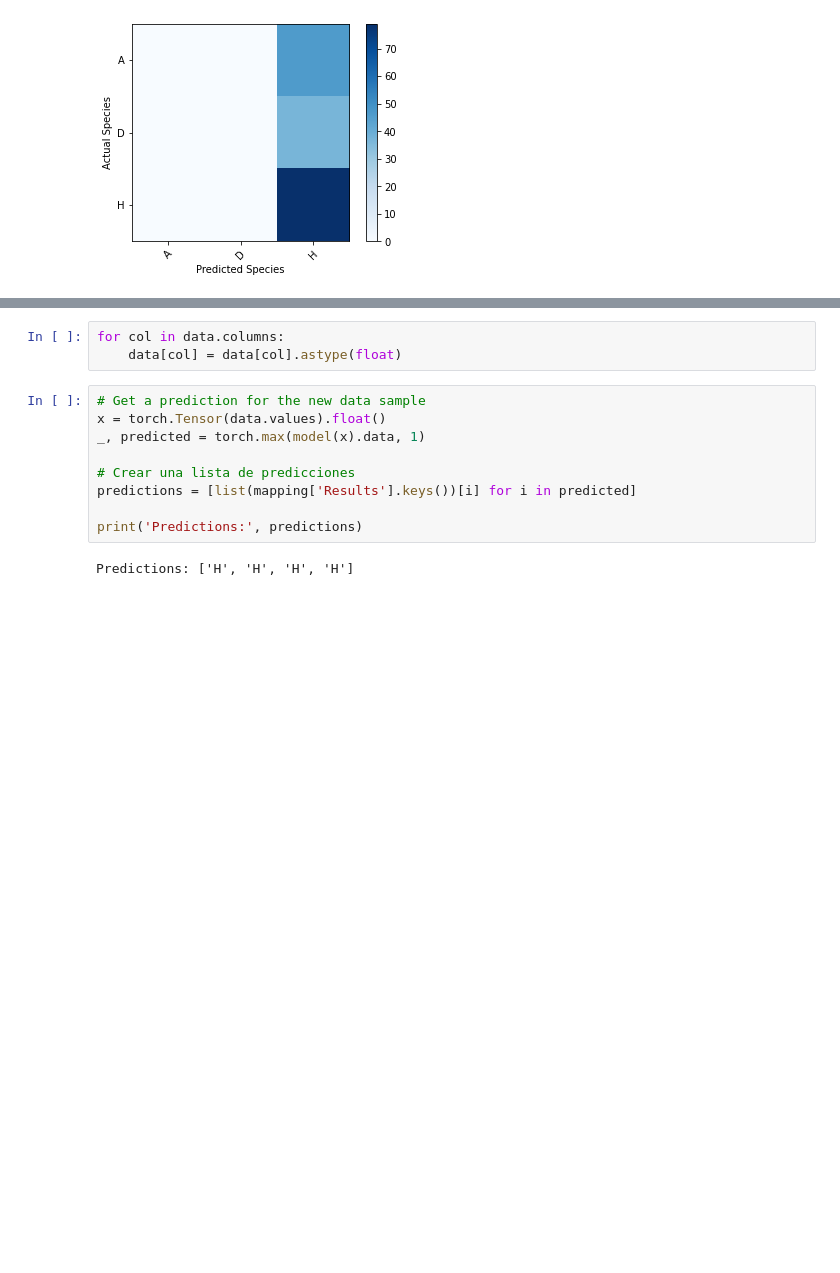
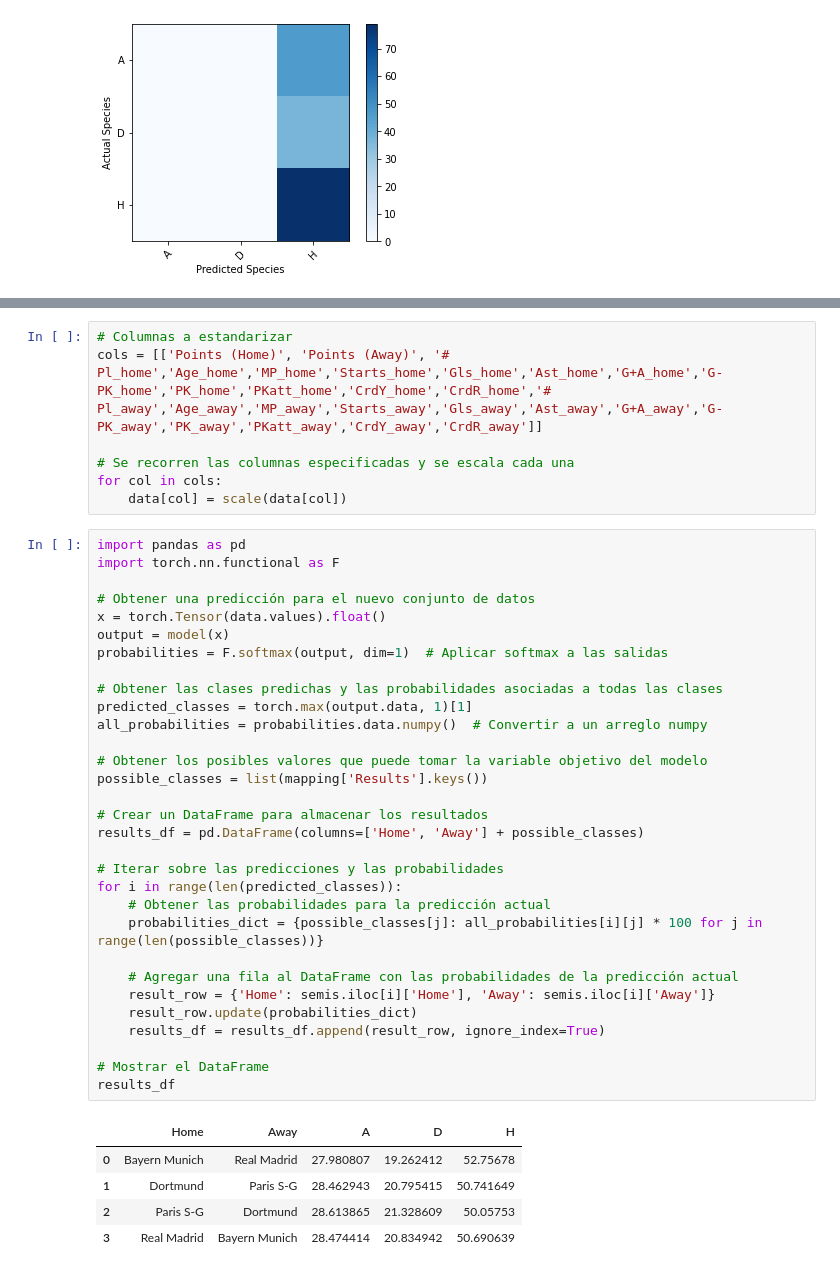
Before and after one commit to lauralardies/uefa_analisis, a Jupyter notebook: UEFA/modelos/aprendizaje profundo/dnn.ipynb, the cells around one changed output, grey strips where cells are left out. Saved outputs shown, nothing was run; the diff lists cells and outputs as text; blank space fills up the shorter version.

```diff
--- a/UEFA/modelos/aprendizaje profundo/dnn.ipynb
+++ b/UEFA/modelos/aprendizaje profundo/dnn.ipynb
@@ -356,15 +360,45 @@ data.head()
 4 rows × 37 columns
-# %%
-for col in data.columns:
-    data[col] = data[col].astype(float)
-# %%
-# Get a prediction for the new data sample
-x = torch.Tensor(data.values).float()
-_, predicted = torch.max(model(x).data, 1)
-
-# Crear una lista de predicciones
-predictions = [list(mapping['Results'].keys())[i] for i in predicted]
-
-print('Predictions:', predictions)
-# %% [output]
-Predictions: ['H', 'H', 'H', 'H']
+# %%
+# Columnas a estandarizar
+cols = [['Points (Home)', 'Points (Away)', '# Pl_home','Age_home','MP_home','Starts_home','Gls_home','Ast_home','G+A_home','G-PK_home','PK_home','PKatt_home','CrdY_home','CrdR_home','# Pl_away','Age_away','MP_away','Starts_away','Gls_away','Ast_away','G+A_away','G-PK_away','PK_away','PKatt_away','CrdY_away','CrdR_away']]
+
+# Se recorren las columnas especificadas y se escala cada una
+for col in cols:
+    data[col] = scale(data[col])
+# %%
+import pandas as pd
+import torch.nn.functional as F
+
+# Obtener una predicción para el nuevo conjunto de datos
+x = torch.Tensor(data.values).float()
+output = model(x)
+probabilities = F.softmax(output, dim=1)  # Aplicar softmax a las salidas
+
+# Obtener las clases predichas y las probabilidades asociadas a todas las clases
+predicted_classes = torch.max(output.data, 1)[1]
+all_probabilities = probabilities.data.numpy()  # Convertir a un arreglo numpy
+
+# Obtener los posibles valores que puede tomar la variable objetivo del modelo
+possible_classes = list(mapping['Results'].keys())
+
+# Crear un DataFrame para almacenar los resultados
+results_df = pd.DataFrame(columns=['Home', 'Away'] + possible_classes)
+
+# Iterar sobre las predicciones y las probabilidades
+for i in range(len(predicted_classes)):
+    # Obtener las probabilidades para la predicción actual
+    probabilities_dict = {possible_classes[j]: all_probabilities[i][j] * 100 for j in range(len(possible_classes))}
+
+    # Agregar una fila al DataFrame con las probabilidades de la predicción actual
+    result_row = {'Home': semis.iloc[i]['Home'], 'Away': semis.iloc[i]['Away']}
+    result_row.update(probabilities_dict)
+    results_df = results_df.append(result_row, ignore_index=True)
+
+# Mostrar el DataFrame
+results_df
+# %% [output]
+|  | Home | Away | A | D | H |
+| 0 | Bayern Munich | Real Madrid | 27.980807 | 19.262412 | 52.75678 |
+| 1 | Dortmund | Paris S-G | 28.462943 | 20.795415 | 50.741649 |
+| 2 | Paris S-G | Dortmund | 28.613865 | 21.328609 | 50.05753 |
+| 3 | Real Madrid | Bayern Munich | 28.474414 | 20.834942 | 50.690639 |
```
Also changed, not shown: parts of 6 cells of this notebook.
